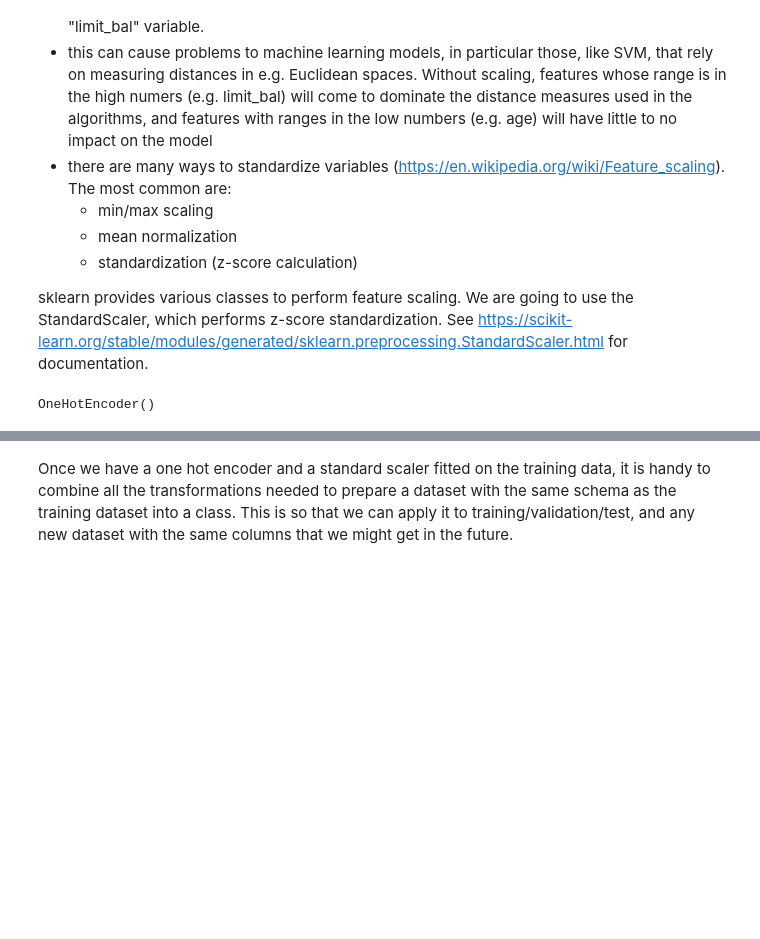
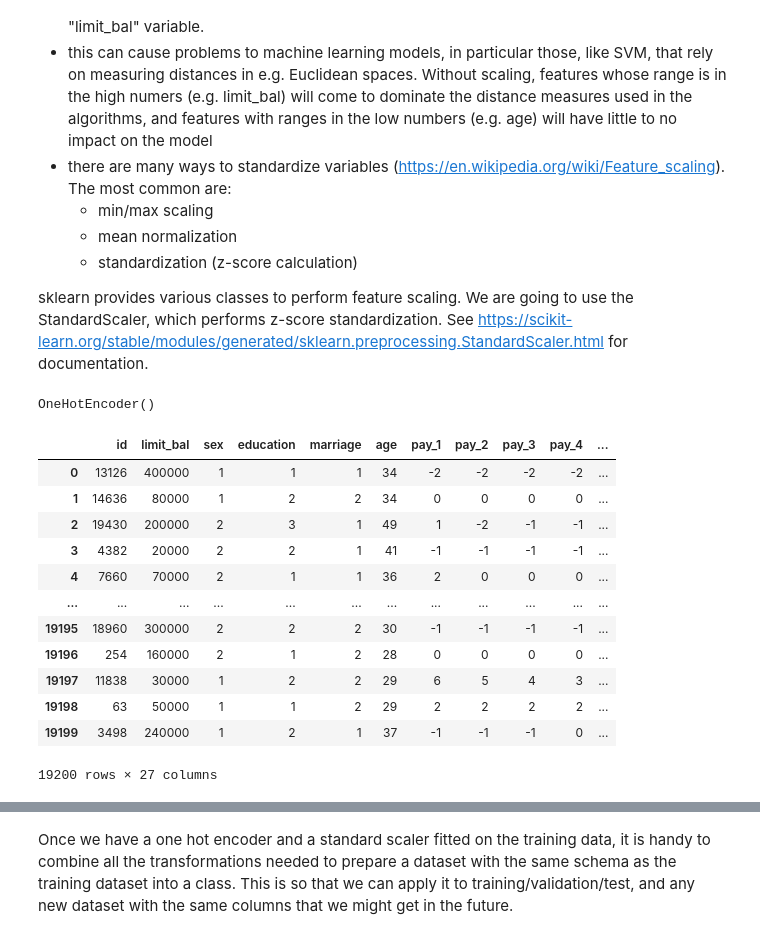
Before and after one commit to riccardopinosio/DDB_AI, a Jupyter notebook: credit_risk_case_study/modelling.ipynb, the cells around one changed output, grey strips where cells are left out. Saved outputs shown, nothing was run; the diff lists cells and outputs as text; code cells hidden in the pictures; blank space fills up the shorter version.

```diff
--- a/credit_risk_case_study/modelling.ipynb
+++ b/credit_risk_case_study/modelling.ipynb
@@ -132,6 +132,22 @@ one_hot_encoder = OneHotEncoder() # one hot encoder is a class instance
 one_hot_encoder.fit(fitting_splits.train_set[['sex', 'marriage']]) # we can fit the encoder instance on the columns that need to be transformed.
 # %% [output]
 OneHotEncoder()
+# %%
+fitting_splits.train_set
+# %% [output]
+|  | id | limit_bal | sex | education | marriage | age | pay_1 | pay_2 | pay_3 | pay_4 | ... |
+| 0 | 13126 | 400000 | 1 | 1 | 1 | 34 | -2 | -2 | -2 | -2 | ... |
+| 1 | 14636 | 80000 | 1 | 2 | 2 | 34 | 0 | 0 | 0 | 0 | ... |
+| 2 | 19430 | 200000 | 2 | 3 | 1 | 49 | 1 | -2 | -1 | -1 | ... |
+| 3 | 4382 | 20000 | 2 | 2 | 1 | 41 | -1 | -1 | -1 | -1 | ... |
+| 4 | 7660 | 70000 | 2 | 1 | 1 | 36 | 2 | 0 | 0 | 0 | ... |
+| ... | ... | ... | ... | ... | ... | ... | ... | ... | ... | ... | ... |
+| 19195 | 18960 | 300000 | 2 | 2 | 2 | 30 | -1 | -1 | -1 | -1 | ... |
+| 19196 | 254 | 160000 | 2 | 1 | 2 | 28 | 0 | 0 | 0 | 0 | ... |
+| 19197 | 11838 | 30000 | 1 | 2 | 2 | 29 | 6 | 5 | 4 | 3 | ... |
+| 19198 | 63 | 50000 | 1 | 1 | 2 | 29 | 2 | 2 | 2 | 2 | ... |
+| 19199 | 3498 | 240000 | 1 | 2 | 1 | 37 | -1 | -1 | -1 | 0 | ... |
+19200 rows × 27 columns
 # %%
 # let's check what the encoded did
 one_hot_encoder.categories_ # after we fit the encoder, the instance learns which values are present in each data column.
```
Also changed, not shown: parts of 14 cells of this notebook.
